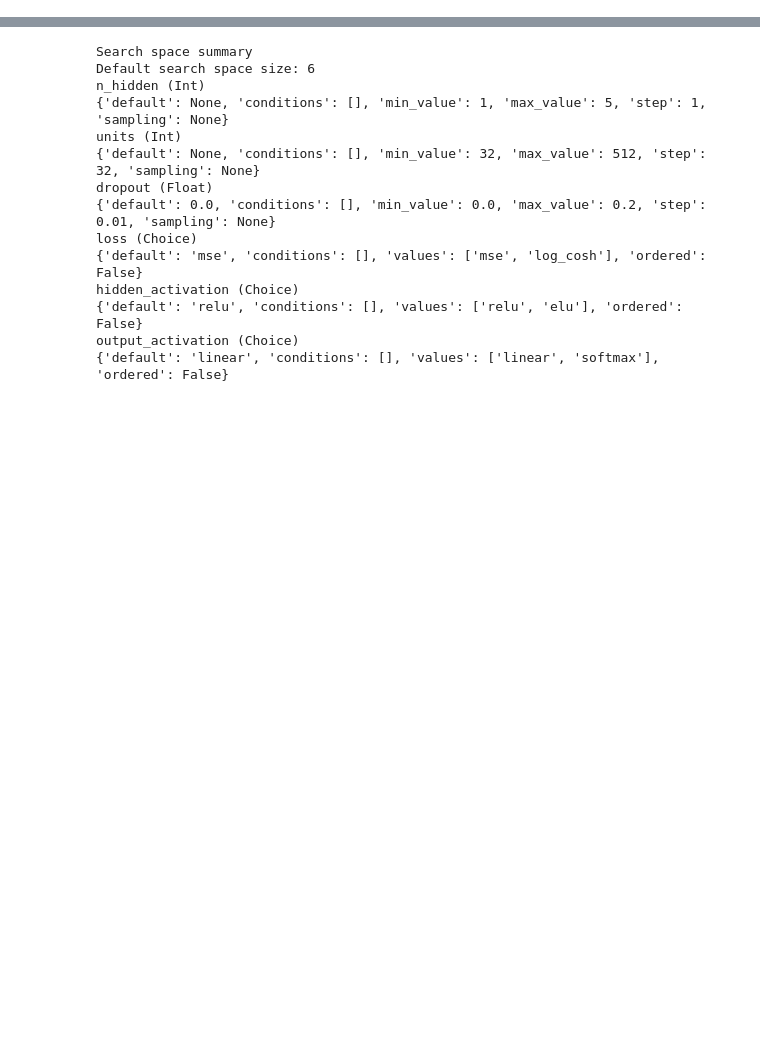
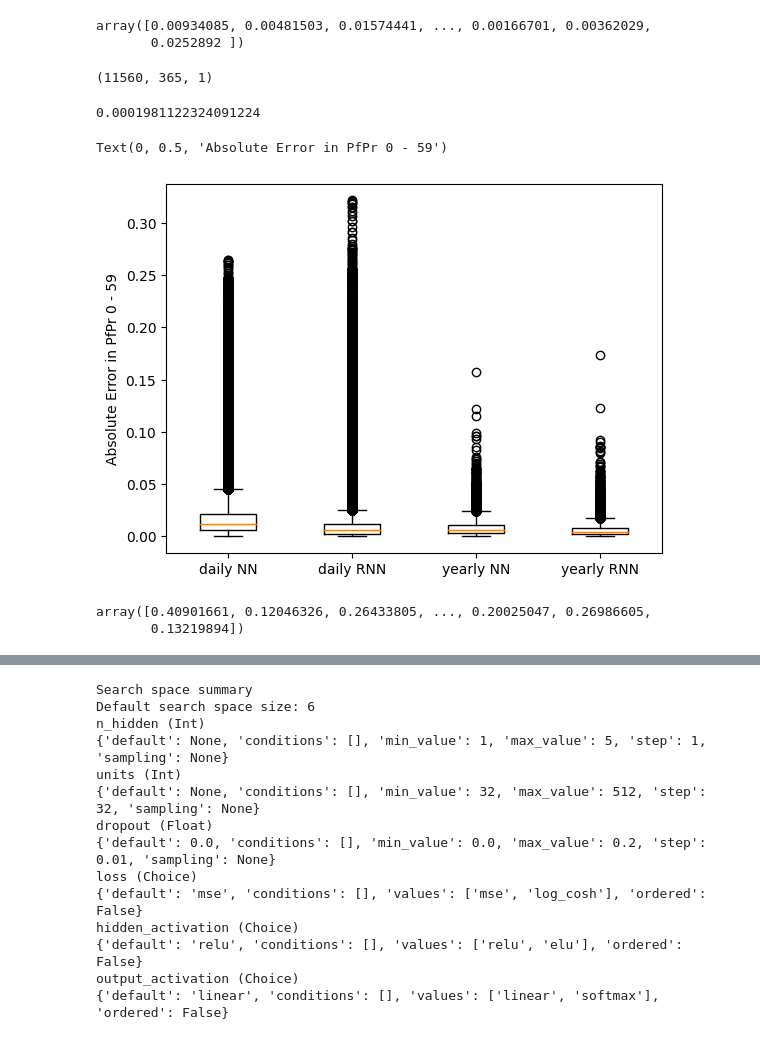
Before and after one commit to giovannic/eqio, a Jupyter notebook: DetIO.ipynb, the cells around one changed output, grey strips where cells are left out. Saved outputs shown, nothing was run; the diff lists cells and outputs as text; code cells hidden in the pictures; blank space fills up the shorter version.

```diff
--- a/DetIO.ipynb
+++ b/DetIO.ipynb
@@ -97,0 +101,3 @@ np.mean(y_hat, axis=1).shape
+# %%
+seq_model = load_model('./models/det_sequence/')
+y_hat_seq = seq_model.predict(X_test)
@@ -98,3 +107,33 @@ np.mean(y_hat, axis=1).shape
+# %%
+np.abs(np.mean(y_hat_seq.reshape(y_hat_seq.shape[0:2]), axis=1) - np.mean(y_test.to_numpy(), axis=1))
+# %% [output]
+array([0.00934085, 0.00481503, 0.01574441, ..., 0.00166701, 0.00362029,
+       0.0252892 ])
+# %%
+y_hat_seq.shape
+# %% [output]
+(11560, 365, 1)
+# %%
+np.mean(np.square(y_hat_seq.flatten() - y_test.to_numpy().flatten()))
+# %% [output]
+0.0001981122324091224
+# %%
+plt.boxplot([
+    np.abs(y_hat.flatten() - y_test.to_numpy().flatten()),
+    np.abs(y_hat_seq.flatten() - y_test.to_numpy().flatten()),
+    np.abs(np.mean(y_hat, axis=1) - np.mean(y_test.to_numpy(), axis=1)),
+    np.abs(np.mean(y_hat_seq.reshape(y_hat_seq.shape[0:2]), axis=1) - np.mean(y_test.to_numpy(), axis=1))
+])
+plt.xticks(ticks=[1, 2, 3, 4], labels=['daily NN', 'daily RNN', 'yearly NN', 'yearly RNN'])
+plt.ylabel('Absolute Error in PfPr 0 - 59')
+# %% [output]
+Text(0, 0.5, 'Absolute Error in PfPr 0 - 59')
+[figure, added]
+# %%
+np.mean(y_test.to_numpy(), axis=1)
+# %% [output]
+array([0.40901661, 0.12046326, 0.26433805, ..., 0.20025047, 0.26986605,
+       0.13219894])
 # %%
 plt.scatter(y_hat.flatten(), y_test.to_numpy().flatten(), s=0.1)
 plt.plot(np.linspace(0, 0.9), np.linspace(0, 0.9), linestyle=':', color='orange')
```
Also changed, not shown: parts of 18 cells of this notebook, 7 other files.
